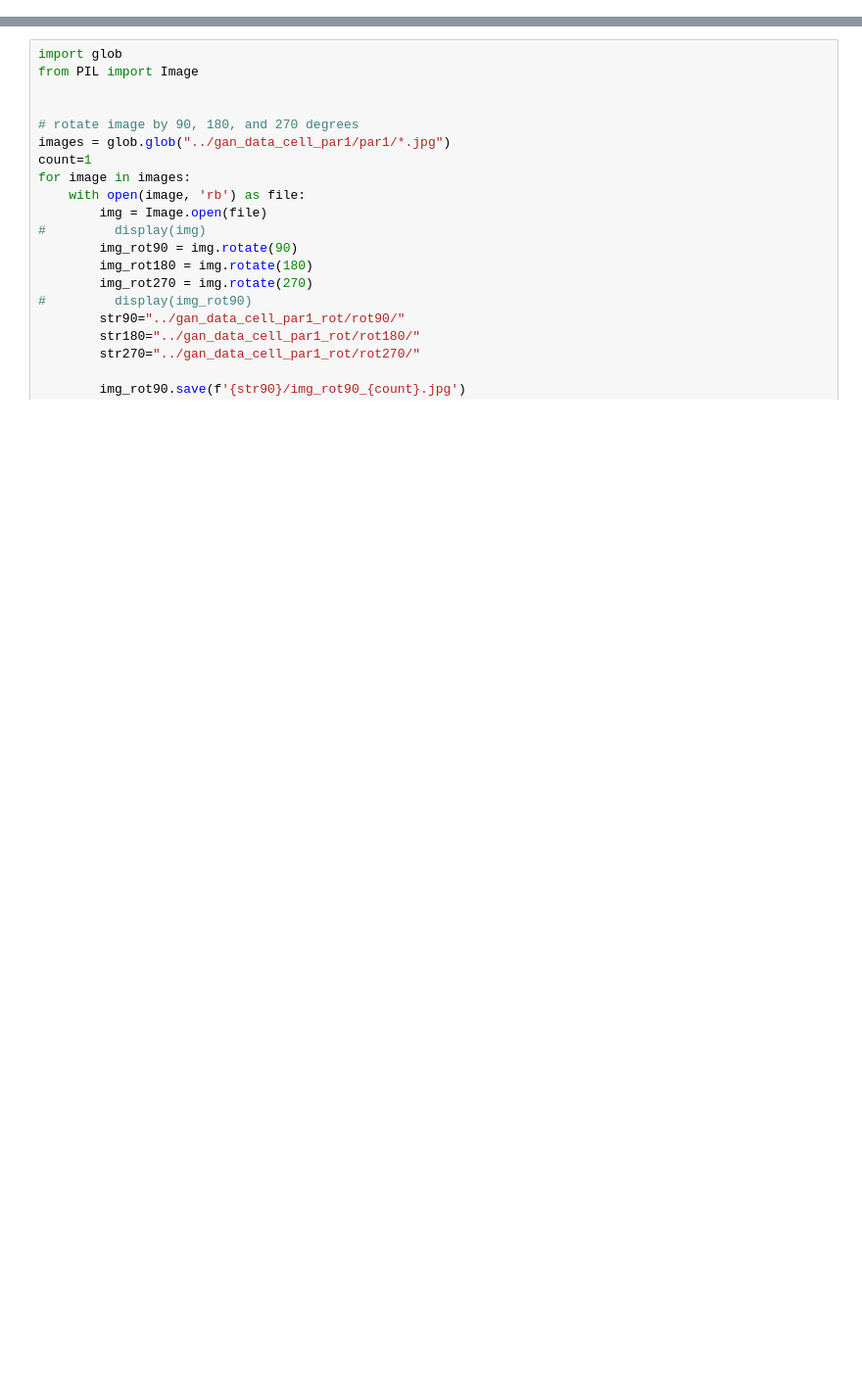
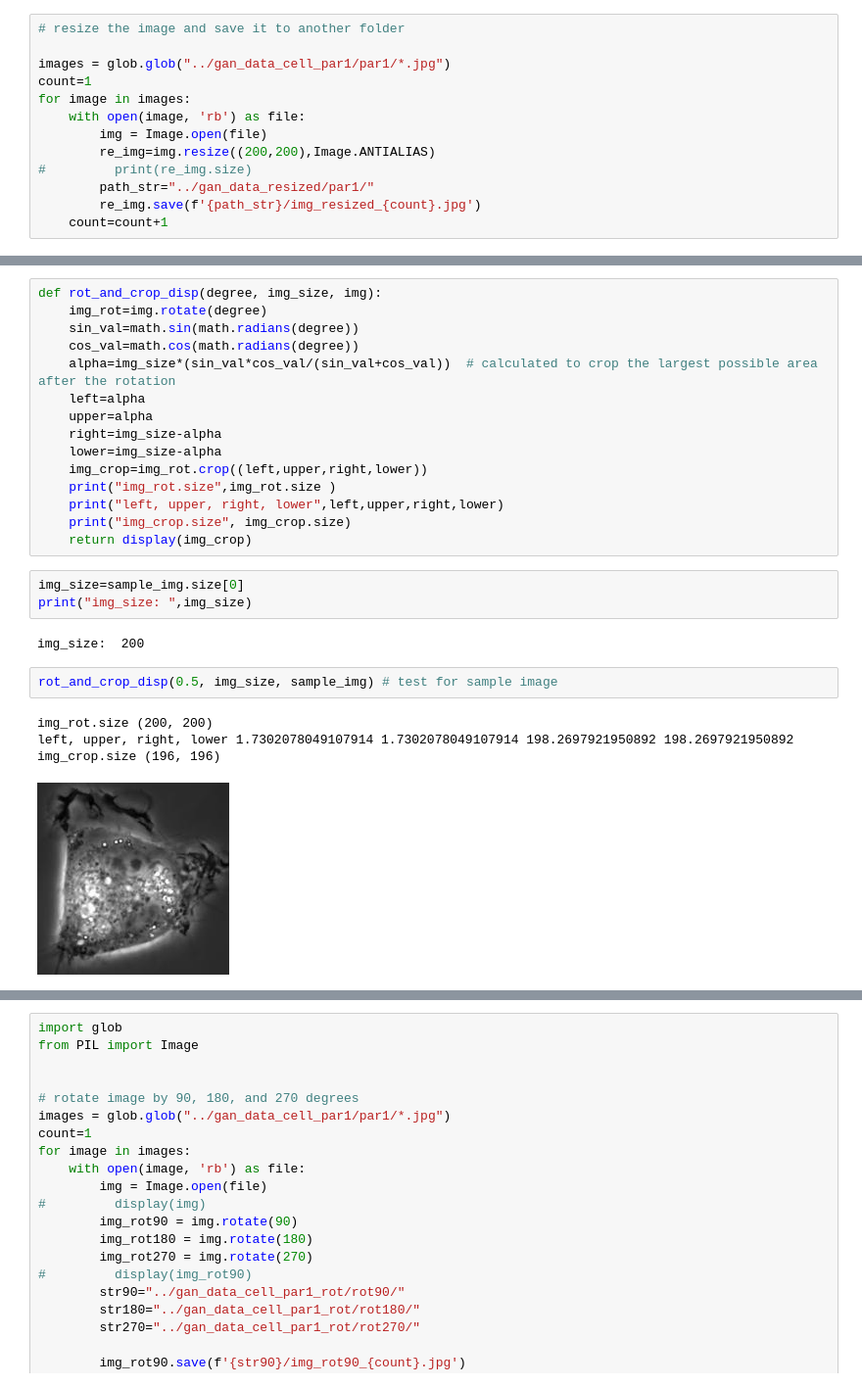
Before and after one commit to caocao0525/CellGAN, a Jupyter notebook: image_rotation_test.ipynb, the cells around one changed output, grey strips where cells are left out. Shown at 98% size. Saved outputs shown, nothing was run; the diff lists cells and outputs as text; blank space fills up the shorter version.

```diff
--- a/image_rotation_test.ipynb
+++ b/image_rotation_test.ipynb
@@ -6,0 +23,13 @@ import numpy as np
+# %%
+# resize the image and save it to another folder
+
+images = glob.glob("../gan_data_cell_par1/par1/*.jpg")
+count=1
+for image in images:
+    with open(image, 'rb') as file:
+        img = Image.open(file)
+        re_img=img.resize((200,200),Image.ANTIALIAS)
+#         print(re_img.size)
+        path_str="../gan_data_resized/par1/"
+        re_img.save(f'{path_str}/img_resized_{count}.jpg')
+    count=count+1
@@ -6,0 +52,27 @@ import numpy as np
+# %%
+def rot_and_crop_disp(degree, img_size, img):
+    img_rot=img.rotate(degree)
+    sin_val=math.sin(math.radians(degree))
+    cos_val=math.cos(math.radians(degree))
+    alpha=img_size*(sin_val*cos_val/(sin_val+cos_val))  # calculated to crop the largest possible area after the rotation
+    left=alpha
+    upper=alpha
+    right=img_size-alpha
+    lower=img_size-alpha
+    img_crop=img_rot.crop((left,upper,right,lower))
+    print("img_rot.size",img_rot.size )
+    print("left, upper, right, lower",left,upper,right,lower)
+    print("img_crop.size", img_crop.size)
+    return display(img_crop)
+# %%
+img_size=sample_img.size[0]
+print("img_size: ",img_size)
+# %% [output]
+img_size:  200
+# %%
+rot_and_crop_disp(0.5, img_size, sample_img) # test for sample image
+# %% [output]
+img_rot.size (200, 200)
+left, upper, right, lower 1.7302078049107914 1.7302078049107914 198.2697921950892 198.2697921950892
+img_crop.size (196, 196)
+[figure, added]
```
Also changed, not shown: parts of 19 cells of this notebook.
